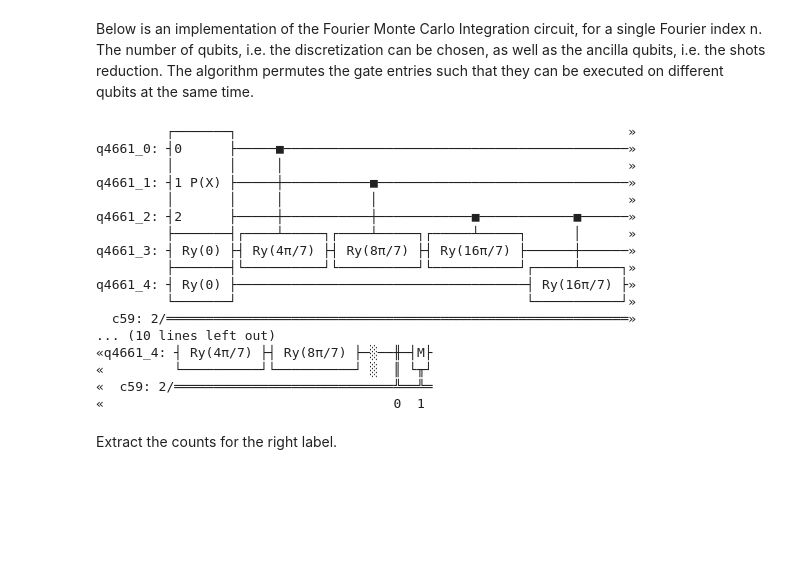
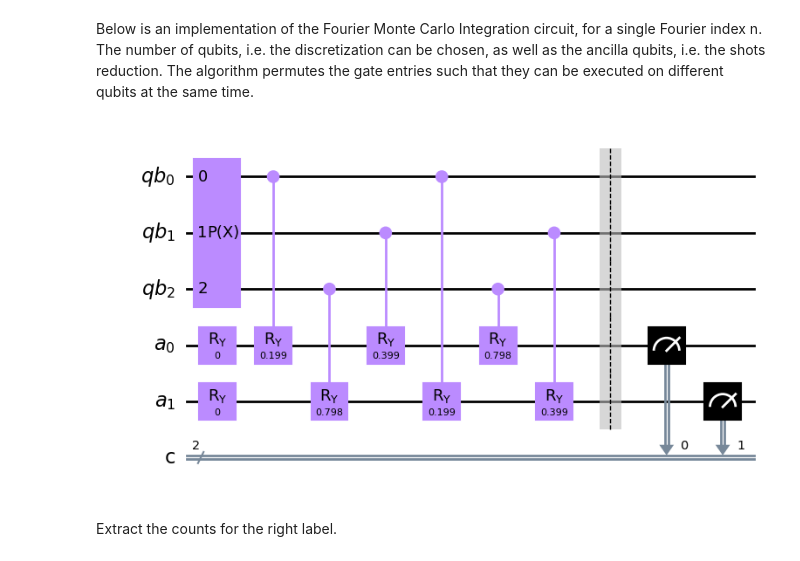
Before and after one commit to gongaa/QuantumEyeMoody, a Jupyter notebook: QECHackMoodys-challenge.ipynb, the cells around one changed output. Drawn from its saved outputs; the diff is of its cells as text; code cells hidden in the pictures; blank space fills up the shorter version.

```diff
--- a/QECHackMoodys-challenge.ipynb
+++ b/QECHackMoodys-challenge.ipynb
@@ -384,7 +384,7 @@ Showing the circuit for calculating $\mathbb{E}[\cos(n\omega x)]$ of a single $n
 n, beta = 1, 0
 alpha = n * omega * low - beta
 theta = n * omega * Delta
-tri_circ = QuantumCircuit(QuantumRegister(num_uncertainty_qubits + 1), ClassicalRegister(1))
+tri_circ = QuantumCircuit(QuantumRegister(num_uncertainty_qubits, 'qb'), QuantumRegister(1, 'a'), ClassicalRegister(1))
 tri_circ.append(uncertainty_model, range(num_uncertainty_qubits))
 tri_circ.append(RYGate(alpha), [N])
 for i in range(0, N):
@@ -683,55 +683,56 @@ Below is an implementation of the Fourier Monte Carlo Integration circuit, for a
 # %%
 n = 2
 num_qubits = 3
 num_ancilla = 2
 
 T = high - low
 omega = 2 * np.pi / T
 Delta = T / (2**N - 1)
 alpha = n * omega * low - beta
 theta = n * omega * Delta
 
 uncertainty_model = LogNormalDistribution(
     num_qubits, mu=mu_, sigma=sigma_**2, bounds=(low, high)
 )
 
-tri_circ = QuantumCircuit(QuantumRegister(num_qubits + num_ancilla), ClassicalRegister(num_ancilla))
+tri_circ = QuantumCircuit(QuantumRegister(num_qubits, 'qb'), QuantumRegister(num_ancilla, 'a'),
+                          ClassicalRegister(num_ancilla, 'c'))
 tri_circ.append(uncertainty_model, range(num_qubits))
 
 # Initial rotation.
 for i in range(0, num_ancilla):
     tri_circ.append(RYGate(alpha), [num_qubits+i])
 
 
 # num_ancilla permutations
 angles_pairs = np.array([[theta * 2**i, i] for i in range(0, num_qubits)])
+new_angles = np.zeros((angles_pairs.shape))
 
 for i in range(0, num_ancilla):
-    current_angles = np.roll(angles_pairs, i, axis=0)
-    for angle, qubit in current_angles:
-        tri_circ.append(CRYGate(angle), [int(qubit), num_qubits+i])
+    new_angles = np.dstack((new_angles, np.roll(angles_pairs, i, axis=0)))
+
+new_angles = new_angles[:, :, 1:]
+
+# for i in range(0, num_ancilla):
+#     for i, (angle, qubit) in current_angles[i]:
+# #         tri_circ.append(CRYGate(angle), [int(qubit), num_qubits+i])
+
+angles_pairs = np.array([[theta * 2**i, i] for i in range(0, num_qubits)])
+new_angles = np.zeros((angles_pairs.shape))
+
+for i in range(0, num_ancilla):
+    new_angles = np.dstack((new_angles, np.roll(angles_pairs, i, axis=0)))
+
+new_angles = new_angles[:, :, 1:]
+for i in range(0, num_ancilla+1):
+    for j, group in enumerate(new_angles[i,:,:].T):
+        tri_circ.append(CRYGate(group[0]), [int(group[1]), num_qubits+j])
 
 tri_circ.barrier()
 tri_circ.measure([num_qubits + i for i in range(0, num_ancilla)], [i for i in range(0, num_ancilla)])
-tri_circ.draw()
+tri_circ.draw('mpl', filename='C:\\Users\\hidde\\OneDrive\\ETH\\Spring 2022\\Quantum Hackathon\AncillaCircuit')
 # %% [output]
-         ┌───────┐                                                  »
-q4661_0: ┤0      ├─────■────────────────────────────────────────────»
-         │       │     │                                            »
-q4661_1: ┤1 P(X) ├─────┼───────────■────────────────────────────────»
-         │       │     │           │                                »
-q4661_2: ┤2      ├─────┼───────────┼────────────■────────────■──────»
-         ├───────┤┌────┴─────┐┌────┴─────┐┌─────┴─────┐      │      »
-q4661_3: ┤ Ry(0) ├┤ Ry(4π/7) ├┤ Ry(8π/7) ├┤ Ry(16π/7) ├──────┼──────»
-         ├───────┤└──────────┘└──────────┘└───────────┘┌─────┴─────┐»
-q4661_4: ┤ Ry(0) ├─────────────────────────────────────┤ Ry(16π/7) ├»
-         └───────┘                                     └───────────┘»
-  c59: 2/═══════════════════════════════════════════════════════════»
-... (10 lines left out)
-«q4661_4: ┤ Ry(4π/7) ├┤ Ry(8π/7) ├─░──╫─┤M├
-«         └──────────┘└──────────┘ ░  ║ └╥┘
-«  c59: 2/════════════════════════════╩══╩═
-«                                     0  1
+[figure, added]
 # %% [markdown]
 Extract the counts for the right label.
 # %%
```
Also changed, not shown: parts of 12 cells of this notebook.
